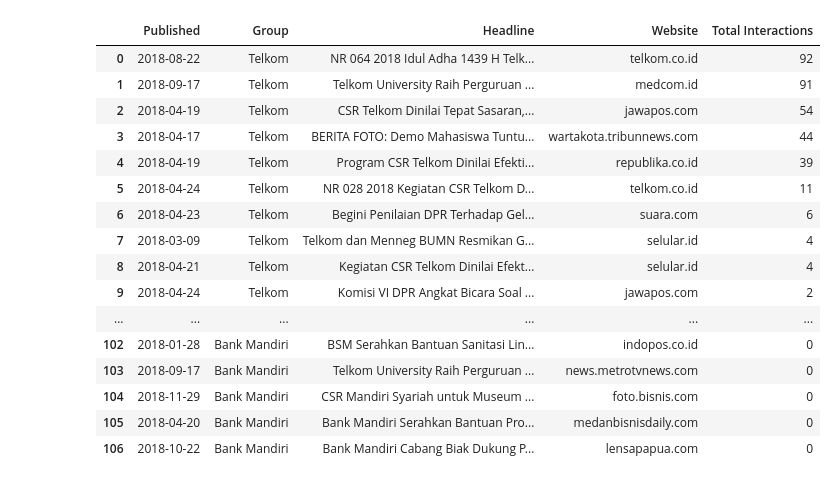
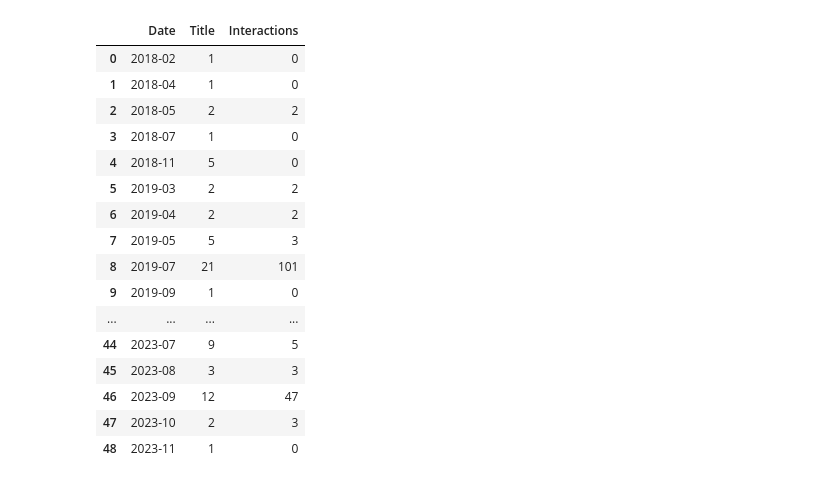
Before and after one commit to Gitbyt3/ESG-Research-Project, a Jupyter notebook: Code.ipynb, the cells around one changed output. Drawn from its saved outputs; the diff is of its cells as text; code cells hidden in the pictures.

```diff
--- a/Code.ipynb
+++ b/Code.ipynb
@@ -45,16 +45,13 @@ def wrangle(df):
     df.drop(['Link','Authors','Pinterest','LinkedIn','Twitter Influencer Shares','Total Facebook','Likes','Shares','Comments'],axis=1,inplace=True)
 
     #Converts published column to datetime format and converts article title to lowercase
-    df['Published'] = pd.to_datetime(df['Published'],format='%Y-%m-%dT%H:%M:%S%z')
+    df['Published'] = df['Published'].apply(lambda x: x[0:4] + '-' + x[5:7])
     df['Headline'] = df['Headline'].str.lower()
 
     #Renames and reorders columns
     df.rename(columns={'Published':'Date','Group':'Keyword','Headline':'Title','Total Interactions':'Interactions'},inplace=True)
-    df = df.reindex(columns=['Date','Month','Keyword','Title','Website','Interactions'])
+    df = df.reindex(columns=['Date','Keyword','Title','Website','Interactions'])
 
-    #Extracts the month from the date column and converts it to a string
-    df['Month'] = df['Date'].dt.to_period('M')
-    df['Month'] = df['Month'].astype('str')
     return df
 
 #Categorizes keywords to increase visibility and isolate CSR
@@ -74,4 +71,4 @@ mon_kw = pd.concat([wrangle(mon_2014),wrangle(mon_2015),wrangle(mon_2016),wrangl
 mon_kw['Keyword Category'] = mon_kw['Keyword'].apply(kw_categorize)
 
 #Reorder columns
-mon_kw = mon_kw.reindex(columns=['Date','Month','Keyword','Keyword Category','Title','Website','Interactions'])
+mon_kw = mon_kw.reindex(columns=['Date','Keyword','Keyword Category','Title','Website','Interactions'])
@@ -238,24 +236,36 @@ plt.show()
 # %%
-data = pd.read_excel("Source_Data/Company_and_ESG_KW/Company_and_ESG_2018.xlsx",header=0)
-data.drop(['Link','Authors','Pinterest','LinkedIn','Twitter Influencer Shares','Total Facebook','Likes','Shares','Comments'],axis=1,inplace=True)
-data['Published'] = data['Published'].apply(lambda x: datetime(int(x[0:4]),int(x[5:7]),int(x[8:10])))
+data_2018 = pd.read_excel("Source_Data/Company_and_ESG_KW/Company_and_ESG_2018.xlsx",header=0)
+data_2019 = pd.read_excel("Source_Data/Company_and_ESG_KW/Company_and_ESG_2019.xlsx",header=0)
+data_2020 = pd.read_excel("Source_Data/Company_and_ESG_KW/Company_and_ESG_2020.xlsx",header=0)
+data_2021 = pd.read_excel("Source_Data/Company_and_ESG_KW/Company_and_ESG_2021.xlsx",header=0)
+data_2022 = pd.read_excel("Source_Data/Company_and_ESG_KW/Company_and_ESG_2022.xlsx",header=0)
+data_2023 = pd.read_excel("Source_Data/Company_and_ESG_KW/Company_and_ESG_2023.xlsx",header=0)
 
-data
+comp_esg = pd.concat([wrangle(data_2018),wrangle(data_2019),wrangle(data_2020),wrangle(data_2021),wrangle(data_2022),wrangle(data_2023)],axis=0,ignore_index=True)
+
+BCA_articles = comp_esg.loc[comp_esg['Keyword'] == 'BCA',['Date','Title','Interactions']].groupby('Date').agg({'Title':'count','Interactions':'sum'})
+BCA_articles.reset_index(inplace=True)
+
+#plt.figure(figsize=(10,6))
+#sns.set_style('dark')
+#sns.lineplot(data=BCA_articles,x='Date',y='Number of Articles',color='#930B0B')
+
+BCA_articles
 # %% [output]
-|  | Published | Group | Headline | Website | Total Interactions |
-| 0 | 2018-08-22 | Telkom | NR 064 2018 Idul Adha 1439 H Telk... | telkom.co.id | 92 |
-| 1 | 2018-09-17 | Telkom | Telkom University Raih Perguruan ... | medcom.id | 91 |
-| 2 | 2018-04-19 | Telkom | CSR Telkom Dinilai Tepat Sasaran,... | jawapos.com | 54 |
-| 3 | 2018-04-17 | Telkom | BERITA FOTO: Demo Mahasiswa Tuntu... | wartakota.tribunnews.com | 44 |
-| 4 | 2018-04-19 | Telkom | Program CSR Telkom Dinilai Efekti... | republika.co.id | 39 |
-| 5 | 2018-04-24 | Telkom | NR 028 2018 Kegiatan CSR Telkom D... | telkom.co.id | 11 |
-| 6 | 2018-04-23 | Telkom | Begini Penilaian DPR Terhadap Gel... | suara.com | 6 |
-| 7 | 2018-03-09 | Telkom | Telkom dan Menneg BUMN Resmikan G... | selular.id | 4 |
-| 8 | 2018-04-21 | Telkom | Kegiatan CSR Telkom Dinilai Efekt... | selular.id | 4 |
-| 9 | 2018-04-24 | Telkom | Komisi VI DPR Angkat Bicara Soal ... | jawapos.com | 2 |
-| ... | ... | ... | ... | ... | ... |
-| 102 | 2018-01-28 | Bank Mandiri | BSM Serahkan Bantuan Sanitasi Lin... | indopos.co.id | 0 |
-| 103 | 2018-09-17 | Bank Mandiri | Telkom University Raih Perguruan ... | news.metrotvnews.com | 0 |
-| 104 | 2018-11-29 | Bank Mandiri | CSR Mandiri Syariah untuk Museum ... | foto.bisnis.com | 0 |
-| 105 | 2018-04-20 | Bank Mandiri | Bank Mandiri Serahkan Bantuan Pro... | medanbisnisdaily.com | 0 |
-| 106 | 2018-10-22 | Bank Mandiri | Bank Mandiri Cabang Biak Dukung P... | lensapapua.com | 0 |
+|  | Date | Title | Interactions |
+| 0 | 2018-02 | 1 | 0 |
+| 1 | 2018-04 | 1 | 0 |
+| 2 | 2018-05 | 2 | 2 |
+| 3 | 2018-07 | 1 | 0 |
+| 4 | 2018-11 | 5 | 0 |
+| 5 | 2019-03 | 2 | 2 |
+| 6 | 2019-04 | 2 | 2 |
+| 7 | 2019-05 | 5 | 3 |
+| 8 | 2019-07 | 21 | 101 |
+| 9 | 2019-09 | 1 | 0 |
+| ... | ... | ... | ... |
+| 44 | 2023-07 | 9 | 5 |
+| 45 | 2023-08 | 3 | 3 |
+| 46 | 2023-09 | 12 | 47 |
+| 47 | 2023-10 | 2 | 3 |
+| 48 | 2023-11 | 1 | 0 |
```
Also changed, not shown: parts of 4 cells of this notebook, 6 other files.
